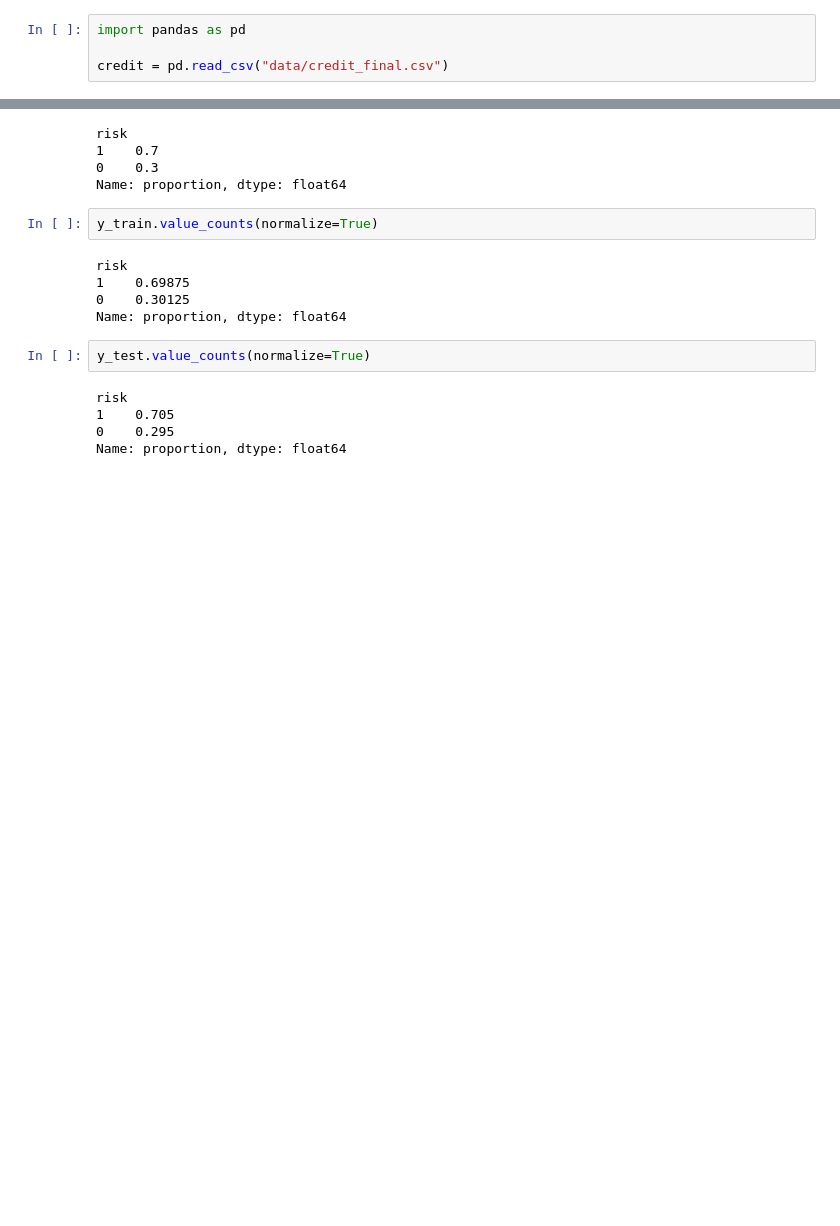
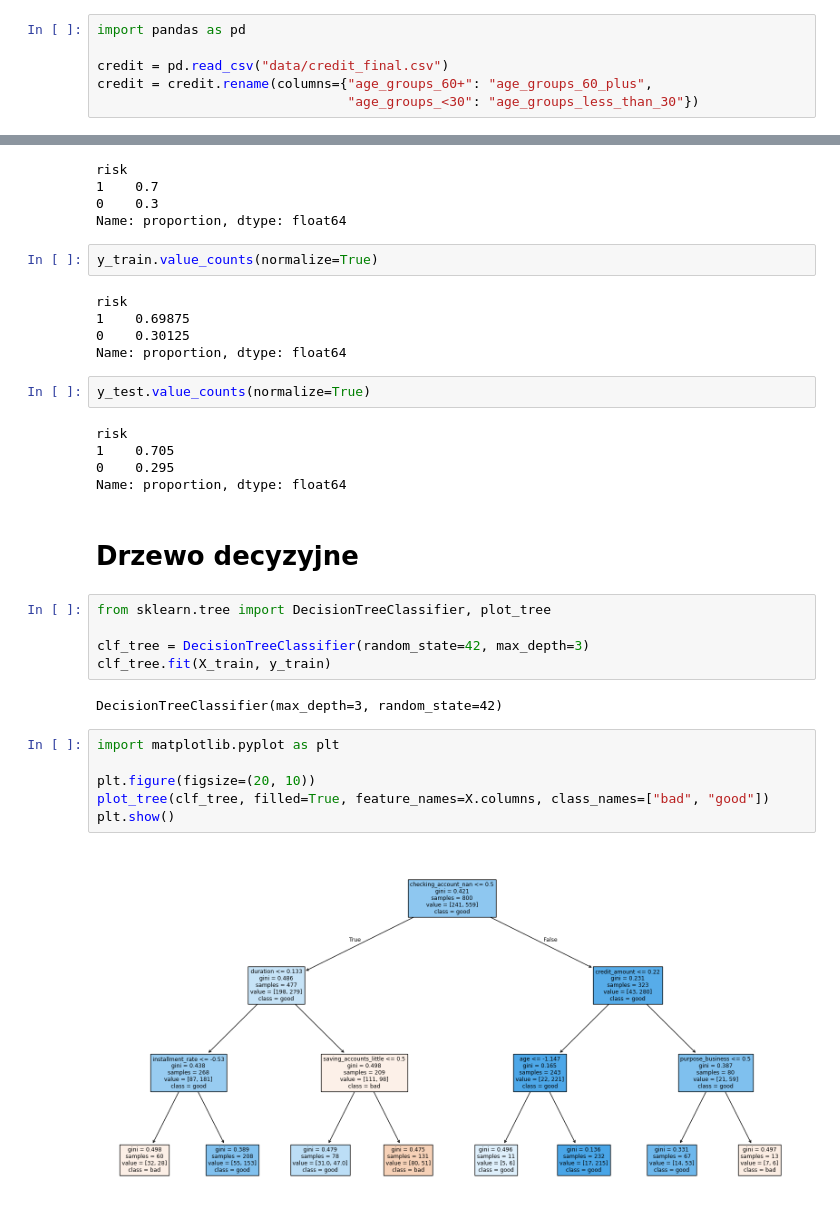
Before and after one commit to lwawrowski/cdv_bigdata, a Jupyter notebook: metody_analizy_przetwarzania_danych/2025_2026/gr2/20260418_klasyfikacja.ipynb, the cells around one changed output, grey strips where cells are left out. Cells and saved outputs as stored; diff of their text form; blank space fills up the shorter version.

```diff
--- a/metody_analizy_przetwarzania_danych/2025_2026/gr2/20260418_klasyfikacja.ipynb
+++ b/metody_analizy_przetwarzania_danych/2025_2026/gr2/20260418_klasyfikacja.ipynb
@@ -2,6 +2,8 @@
 import pandas as pd
 
 credit = pd.read_csv("data/credit_final.csv")
+credit = credit.rename(columns={"age_groups_60+": "age_groups_60_plus",
+                                "age_groups_<30": "age_groups_less_than_30"})
 # %% [markdown]
 ## Podział zbioru danych
 # %%
@@ -32,3 +34,20 @@ risk
 1    0.705
 0    0.295
 Name: proportion, dtype: float64
+# %% [markdown]
+# Drzewo decyzyjne
+# %%
+from sklearn.tree import DecisionTreeClassifier, plot_tree
+
+clf_tree = DecisionTreeClassifier(random_state=42, max_depth=3)
+clf_tree.fit(X_train, y_train)
+# %% [output]
+DecisionTreeClassifier(max_depth=3, random_state=42)
+# %%
+import matplotlib.pyplot as plt
+
+plt.figure(figsize=(20, 10))
+plot_tree(clf_tree, filled=True, feature_names=X.columns, class_names=["bad", "good"])
+plt.show()
+# %% [output]
+[figure, added]
```
Also changed, not shown: parts of 38 cells of this notebook, 2 other files.
